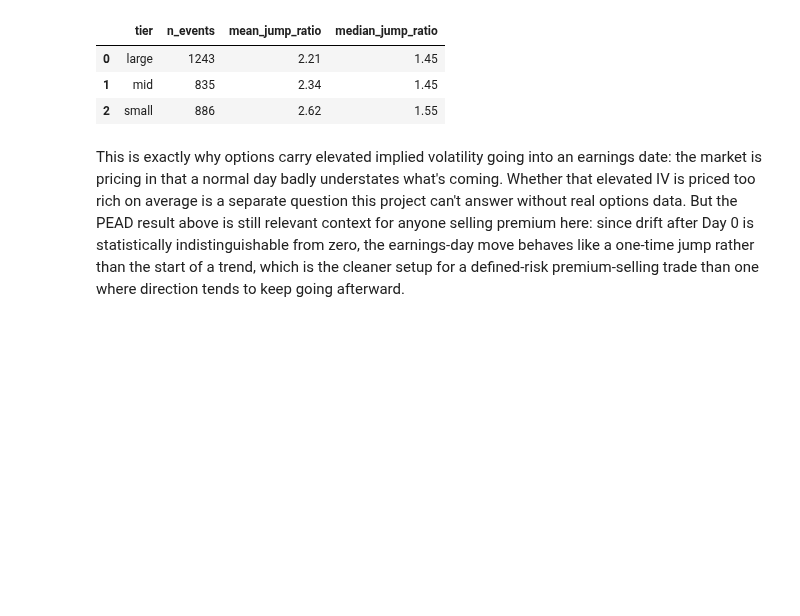
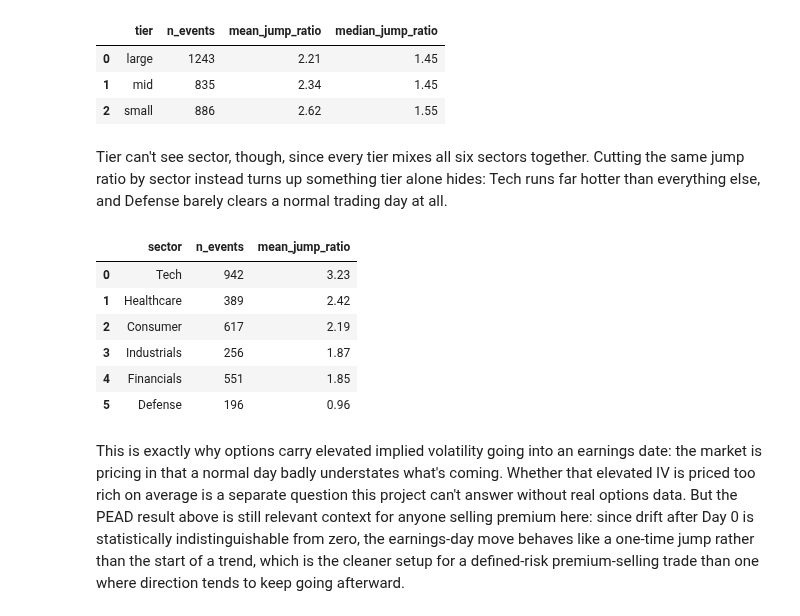
Before and after one commit to Noviath61/pead-project, a Jupyter notebook: analysis.ipynb, the cells around one changed output. Cells and saved outputs as stored; diff of their text form; code cells hidden in the pictures; blank space fills up the shorter version.

```diff
--- a/analysis.ipynb
+++ b/analysis.ipynb
@@ -393,6 +393,25 @@ vol_by_tier
 | 0 | large | 1243 | 2.21 | 1.45 |
 | 1 | mid | 835 | 2.34 | 1.45 |
 | 2 | small | 886 | 2.62 | 1.55 |
+# %% [markdown]
+Tier can't see sector, though, since every tier mixes all six sectors together. Cutting the
+same jump ratio by sector instead turns up something tier alone hides: Tech runs far hotter
+than everything else, and Defense barely clears a normal trading day at all.
+# %%
+vol_by_sector = pd.DataFrame({
+    "sector": ["Tech", "Healthcare", "Consumer", "Industrials", "Financials", "Defense"],
+    "n_events": [942, 389, 617, 256, 551, 196],
+    "mean_jump_ratio": [3.23, 2.42, 2.19, 1.87, 1.85, 0.96],
+})
+vol_by_sector
+# %% [output]
+|  | sector | n_events | mean_jump_ratio |
+| 0 | Tech | 942 | 3.23 |
+| 1 | Healthcare | 389 | 2.42 |
+| 2 | Consumer | 617 | 2.19 |
+| 3 | Industrials | 256 | 1.87 |
+| 4 | Financials | 551 | 1.85 |
+| 5 | Defense | 196 | 0.96 |
 # %% [markdown]
 This is exactly why options carry elevated implied volatility going into an earnings date:
 the market is pricing in that a normal day badly understates what's coming. Whether that
```
Also changed, not shown: parts of 2 cells of this notebook, 4 other files.
